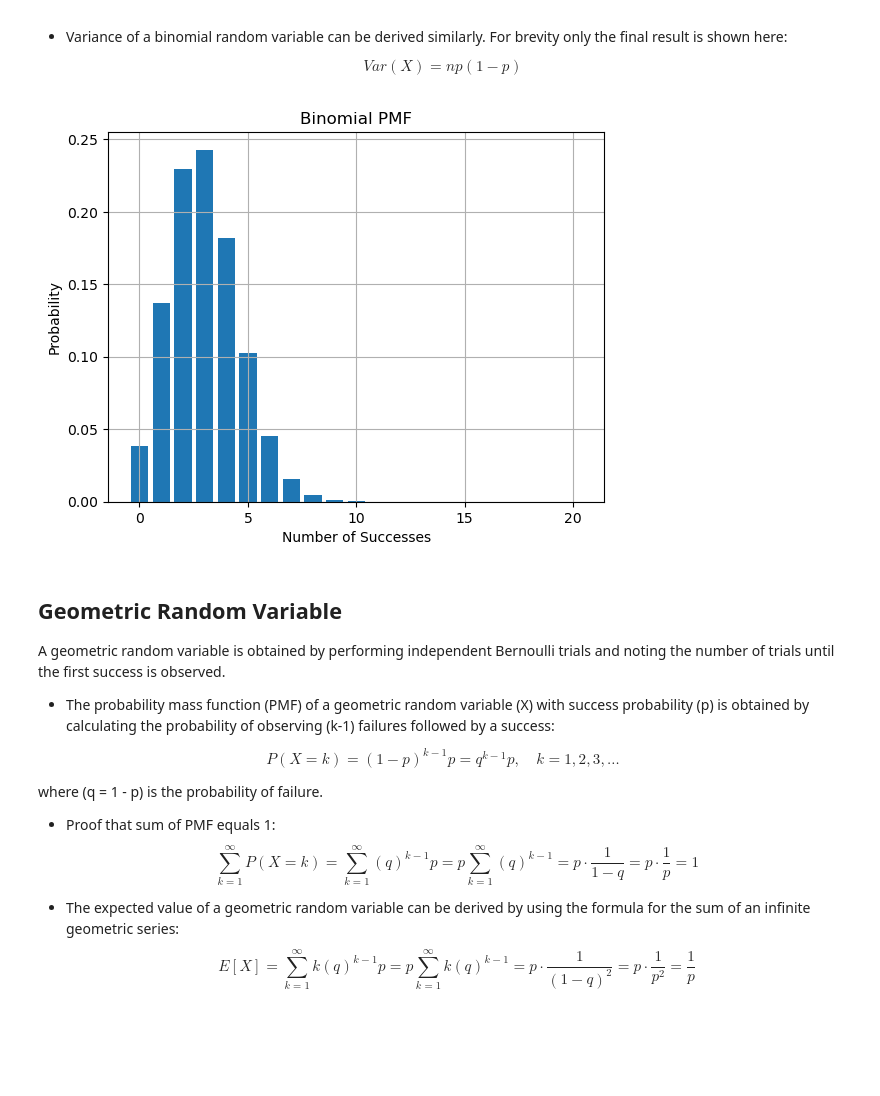
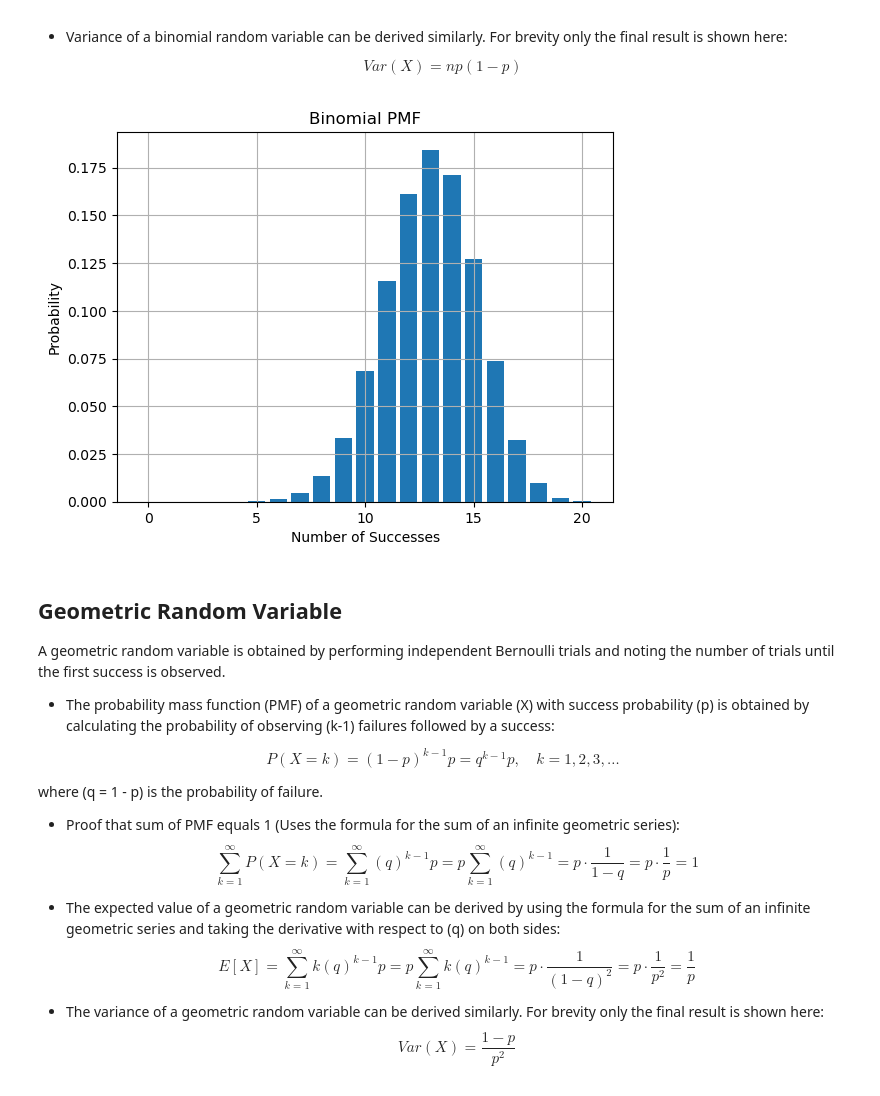
Before and after one commit to vtechsavyy7/vtechsavyy7.github.io, a Jupyter notebook: theory/probability/discrete_random_variables.ipynb, the cells around one changed output. Saved outputs shown, nothing was run; the diff lists cells and outputs as text; code cells hidden in the pictures; blank space fills up the shorter version.

```diff
--- a/theory/probability/discrete_random_variables.ipynb
+++ b/theory/probability/discrete_random_variables.ipynb
@@ -56,23 +56,23 @@ $$
 # %%
 # Plot a histogram of the PMF of a binomial random variable
 
 # Parameters
 n = 20  # number of trials
-p = 0.15  # success probability
+p = 0.65  # success probability
 
 # Values
 x = np.arange(0, n+1)
 pmf = binom.pmf(x, n, p)
 
 # Plot
 plt.bar(x, pmf)
 plt.xlabel('Number of Successes')
 plt.ylabel('Probability')
 plt.title('Binomial PMF')
 plt.grid()
 plt.show()
 # %% [output]
-[figure, old version]
+[figure, new version]
 # %% [markdown]
 ## Geometric Random Variable
 
@@ -86,13 +86,13 @@ $$
 
 where \(q = 1 - p\) is the probability of failure.
 
-- Proof that sum of PMF equals 1:
+- Proof that sum of PMF equals 1 (Uses the formula for the sum of an infinite geometric series):
 $$
 \sum_{k=1}^{\infty} P(X = k) = \sum_{k=1}^{\infty} (q)^{k-1} p
 = p \sum_{k=1}^{\infty} (q)^{k-1} = p \cdot \frac{1}{1 - q} = p \cdot \frac{1}{p} = 1
 $$
 
-- The expected value of a geometric random variable can be derived by using the formula for the sum of an infinite geometric series:
+- The expected value of a geometric random variable can be derived by using the formula for the sum of an infinite geometric series and taking the derivative with respect to \(q\) on both sides:
 $$
 E[X] = \sum_{k=1}^{\infty} k (q)^{k-1} p
 = p \sum_{k=1}^{\infty} k (q)^{k-1}
@@ -100,6 +100,11 @@ E[X] = \sum_{k=1}^{\infty} k (q)^{k-1} p
 = p \cdot \frac{1}{p^2}
 = \frac{1}{p}
 $$
+
+- The variance of a geometric random variable can be derived similarly. For brevity only the final result is shown here:
+$$
+Var(X) = \frac{1 - p}{p^2}
+$$
 # %%
 ## Plot the PMF of a geometric random variable
 p = 0.15  # success probability
```
Also changed, not shown: parts of 2 cells of this notebook, 7 other files.
